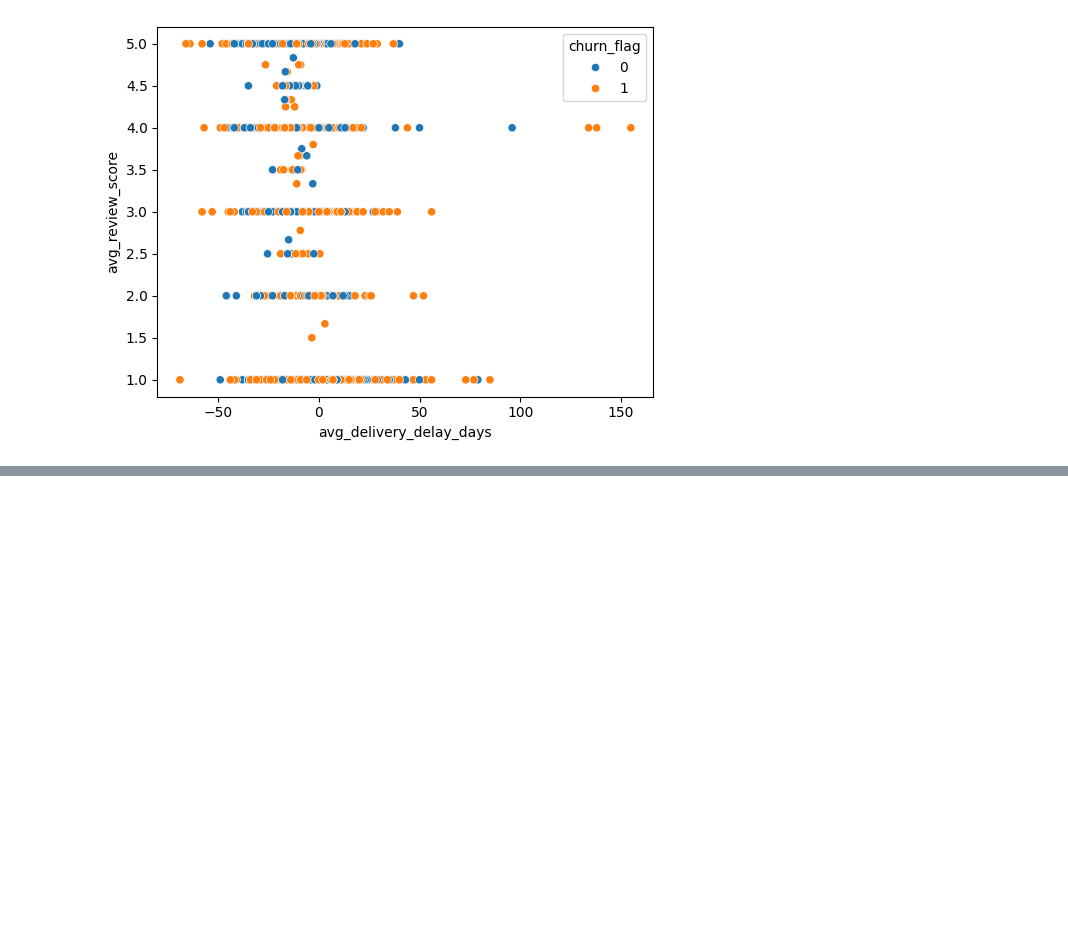
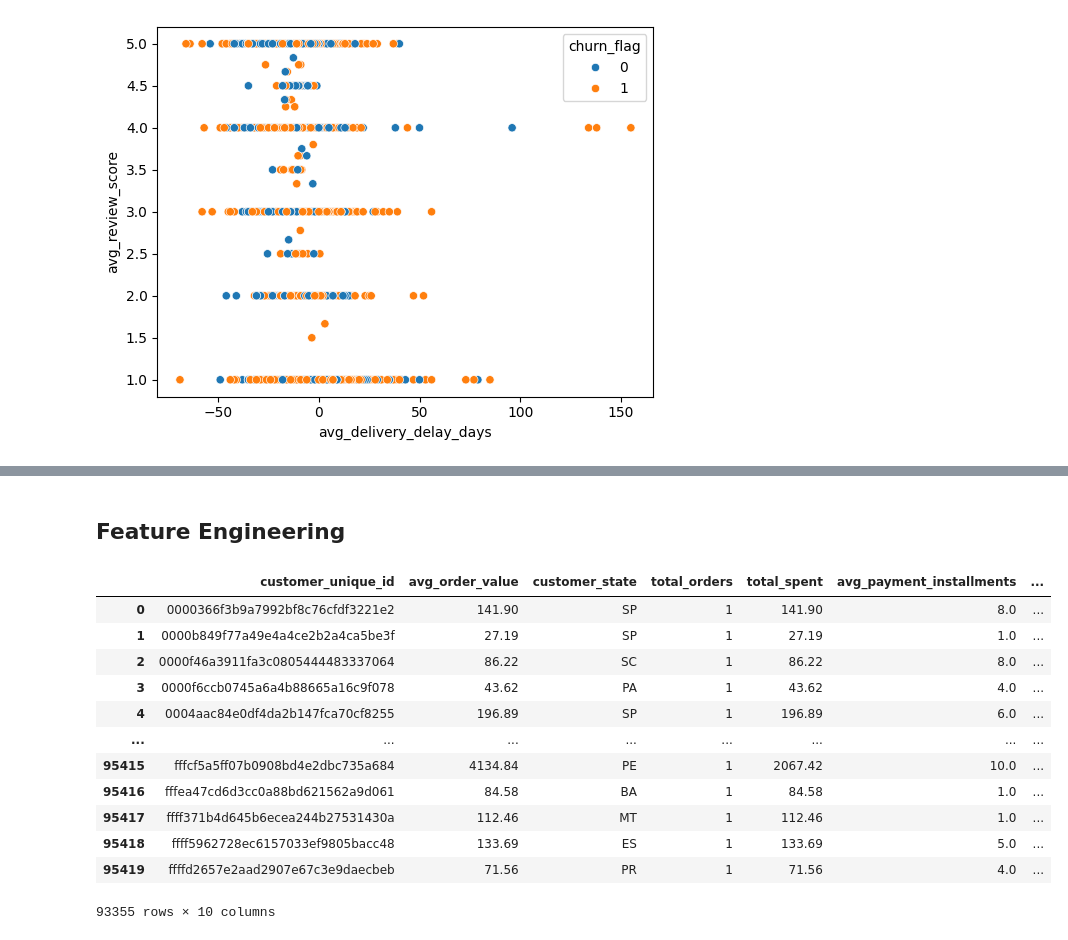
Before and after one commit to ferrettijaime-cmd/Professional_portfolio, a Jupyter notebook: Churn_and_Marketing_Analytics/Script_Python/churn_analysis.ipynb, the cells around one changed output, grey strips where cells are left out. Drawn from its saved outputs; the diff is of its cells as text; code cells hidden in the pictures; blank space fills up the shorter version.

Commit message:
Feature Engineering

```diff
--- a/Churn_and_Marketing_Analytics/Script_Python/churn_analysis.ipynb
+++ b/Churn_and_Marketing_Analytics/Script_Python/churn_analysis.ipynb
@@ -252,0 +257,20 @@ sns.scatterplot(
+# %% [markdown]
+## Feature Engineering
+# %%
+ml_df = churn_df.drop(["last_purchase", "first_purchase", "recency_days"], axis=1)
+# %%
+ml_df
+# %% [output]
+|  | customer_unique_id | avg_order_value | customer_state | total_orders | total_spent | avg_payment_installments | ... |
+| 0 | 0000366f3b9a7992bf8c76cfdf3221e2 | 141.90 | SP | 1 | 141.90 | 8.0 | ... |
+| 1 | 0000b849f77a49e4a4ce2b2a4ca5be3f | 27.19 | SP | 1 | 27.19 | 1.0 | ... |
+| 2 | 0000f46a3911fa3c0805444483337064 | 86.22 | SC | 1 | 86.22 | 8.0 | ... |
+| 3 | 0000f6ccb0745a6a4b88665a16c9f078 | 43.62 | PA | 1 | 43.62 | 4.0 | ... |
+| 4 | 0004aac84e0df4da2b147fca70cf8255 | 196.89 | SP | 1 | 196.89 | 6.0 | ... |
+| ... | ... | ... | ... | ... | ... | ... | ... |
+| 95415 | fffcf5a5ff07b0908bd4e2dbc735a684 | 4134.84 | PE | 1 | 2067.42 | 10.0 | ... |
+| 95416 | fffea47cd6d3cc0a88bd621562a9d061 | 84.58 | BA | 1 | 84.58 | 1.0 | ... |
+| 95417 | ffff371b4d645b6ecea244b27531430a | 112.46 | MT | 1 | 112.46 | 1.0 | ... |
+| 95418 | ffff5962728ec6157033ef9805bacc48 | 133.69 | ES | 1 | 133.69 | 5.0 | ... |
+| 95419 | ffffd2657e2aad2907e67c3e9daecbeb | 71.56 | PR | 1 | 71.56 | 4.0 | ... |
+93355 rows × 10 columns
```
Also changed, not shown: parts of 5 cells of this notebook.
